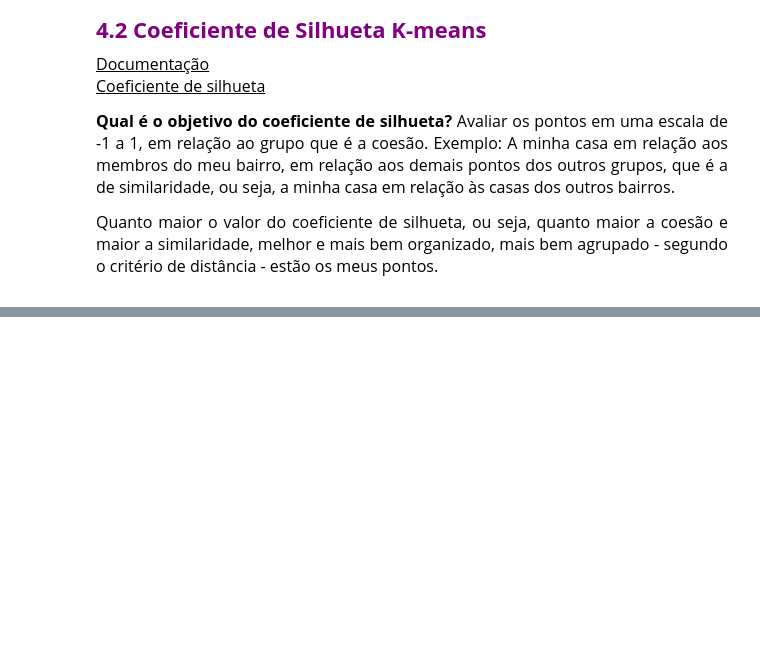
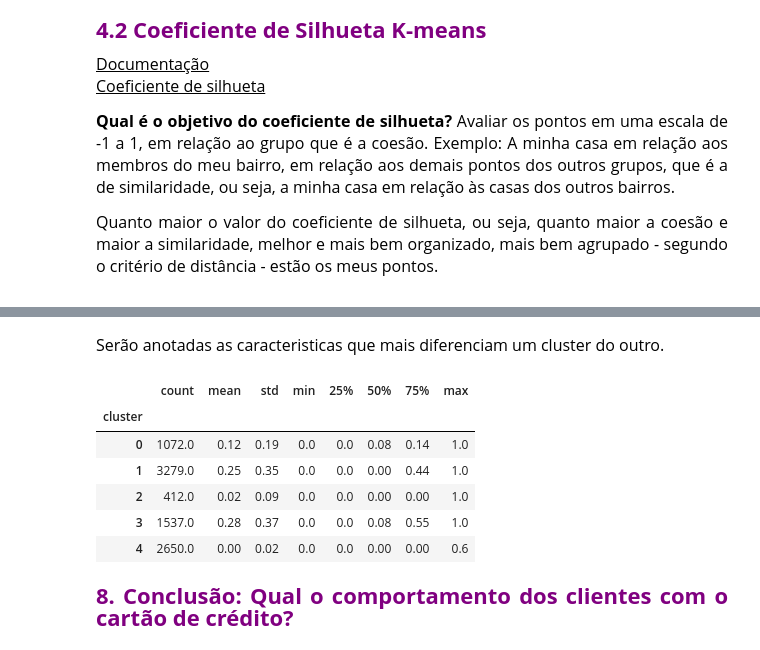
Before and after one commit to gabrielavillagran/Desenvolve, a Jupyter notebook: Clustering extraindo padrões de dados/Clustering extraindo padrões de dados.ipynb, the cells around one changed output, grey strips where cells are left out. Saved outputs shown, nothing was run; the diff lists cells and outputs as text; code cells hidden in the pictures; blank space fills up the shorter version.

```diff
--- a/Clustering extraindo padrões de dados/Clustering extraindo padrões de dados.ipynb
+++ b/Clustering extraindo padrões de dados/Clustering extraindo padrões de dados.ipynb
@@ -249,0 +738,2 @@ silhoette
+# %% [markdown]
+<p style='font-size: 16px; line-height: 2; margin: 10px 50px; text-align: justify; color:black;'> Serão anotadas as caracteristicas que mais diferenciam um cluster do outro.
@@ -249,0 +767,15 @@ silhoette
+# %%
+# essa métrica ajudará na interpretação dos clusters logo acima (melhores ou piores pagadores)
+
+# porcentagem média do pagamento de suas dívidas
+dados.groupby('cluster')['PRC_FULL_PAYMENT'].describe().round(2)
+# %% [output]
+|  | count | mean | std | min | 25% | 50% | 75% | max |
+| cluster |  |  |  |  |  |  |  |  |
+| 0 | 1072.0 | 0.12 | 0.19 | 0.0 | 0.0 | 0.08 | 0.14 | 1.0 |
+| 1 | 3279.0 | 0.25 | 0.35 | 0.0 | 0.0 | 0.00 | 0.44 | 1.0 |
+| 2 | 412.0 | 0.02 | 0.09 | 0.0 | 0.0 | 0.00 | 0.00 | 1.0 |
+| 3 | 1537.0 | 0.28 | 0.37 | 0.0 | 0.0 | 0.08 | 0.55 | 1.0 |
+| 4 | 2650.0 | 0.00 | 0.02 | 0.0 | 0.0 | 0.00 | 0.00 | 0.6 |
+# %% [markdown]
+<p style='font-size: 22px; line-height: 2; margin: 10px 50px; text-align: justify; color:purple;'> <b>8. Conclusão: Qual o comportamento dos clientes com o cartão de crédito?</b>
```
Also changed, not shown: parts of 54 cells of this notebook, 25 other files.
